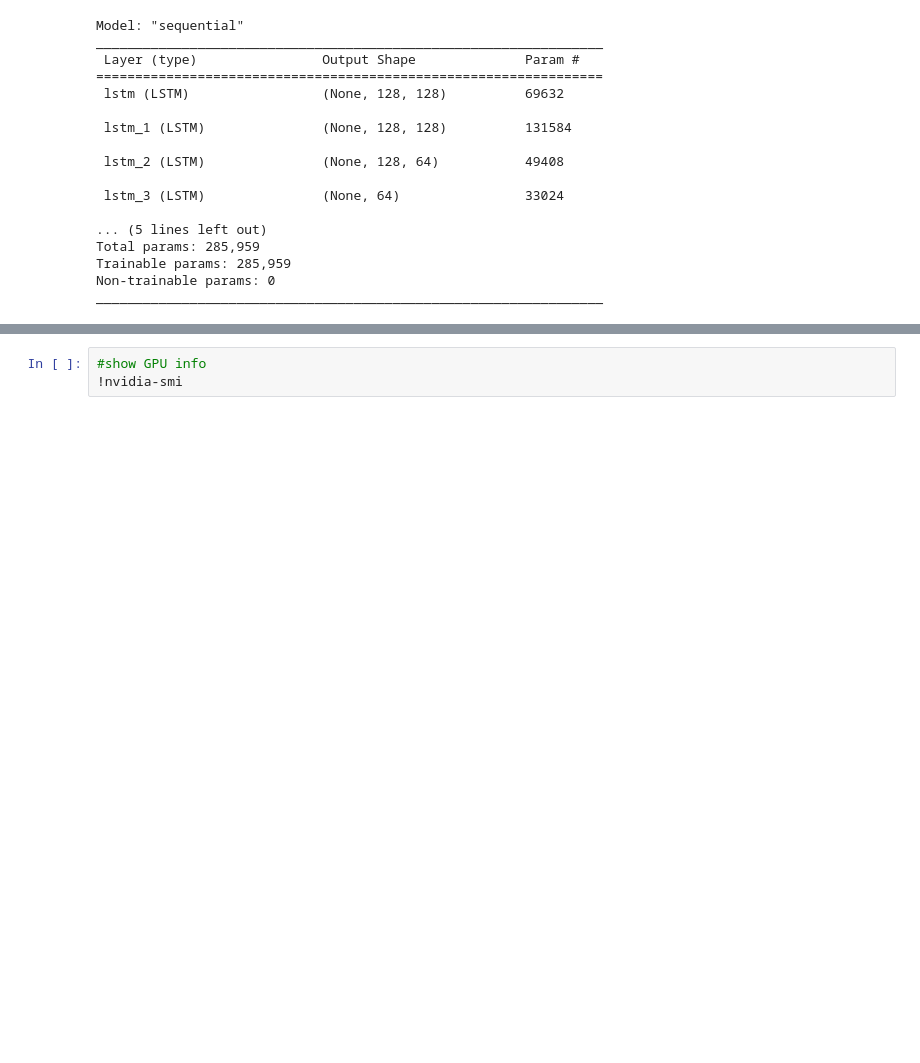
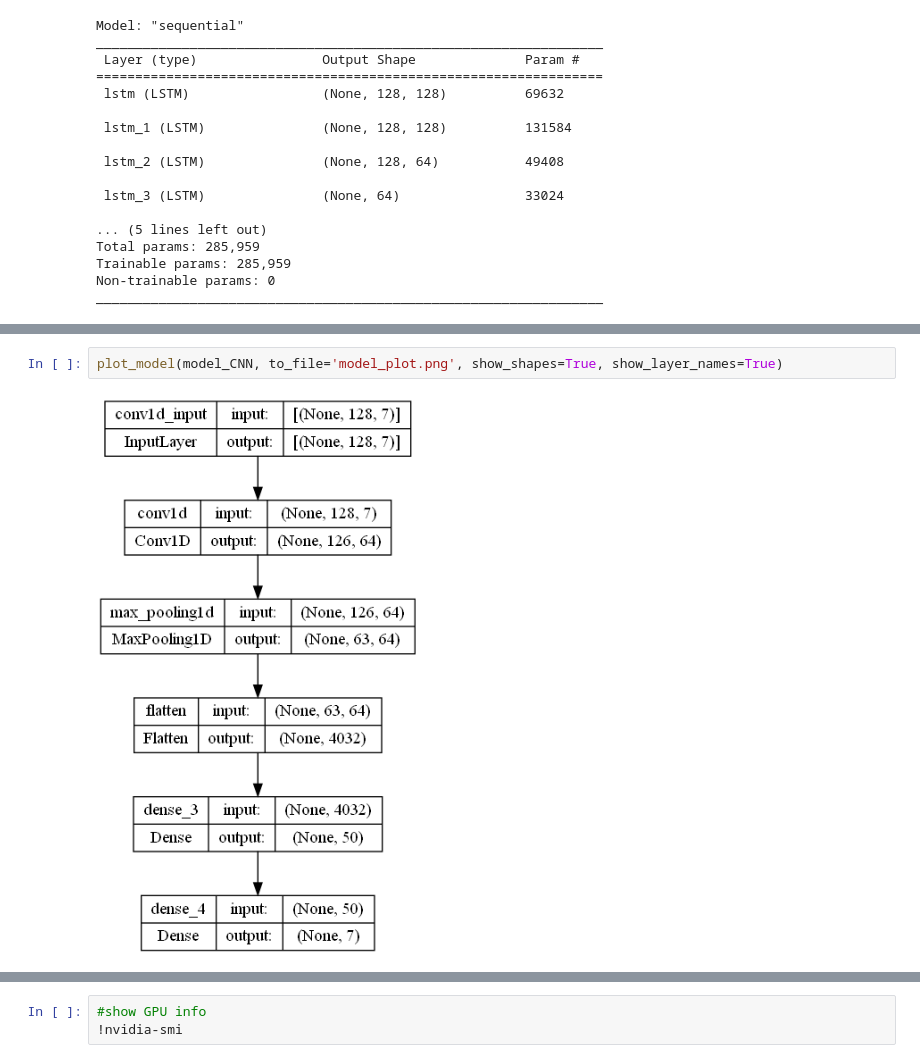
Before and after one commit to Enzo-hmdy/Secu_IOT_UQAC2, a Jupyter notebook: modell.ipynb, the cells around one changed output, grey strips where cells are left out. Saved outputs shown, nothing was run; the diff lists cells and outputs as text; blank space fills up the shorter version.

```diff
--- a/modell.ipynb
+++ b/modell.ipynb
@@ -285,0 +302,4 @@ plot_model(model_single_LSTM, to_file='model_plot.png', show_shapes=True, show_l
+# %%
+plot_model(model_CNN, to_file='model_plot.png', show_shapes=True, show_layer_names=True)
+# %% [output]
+[figure, added]
```
Also changed, not shown: parts of 16 cells of this notebook, 7 other files.
